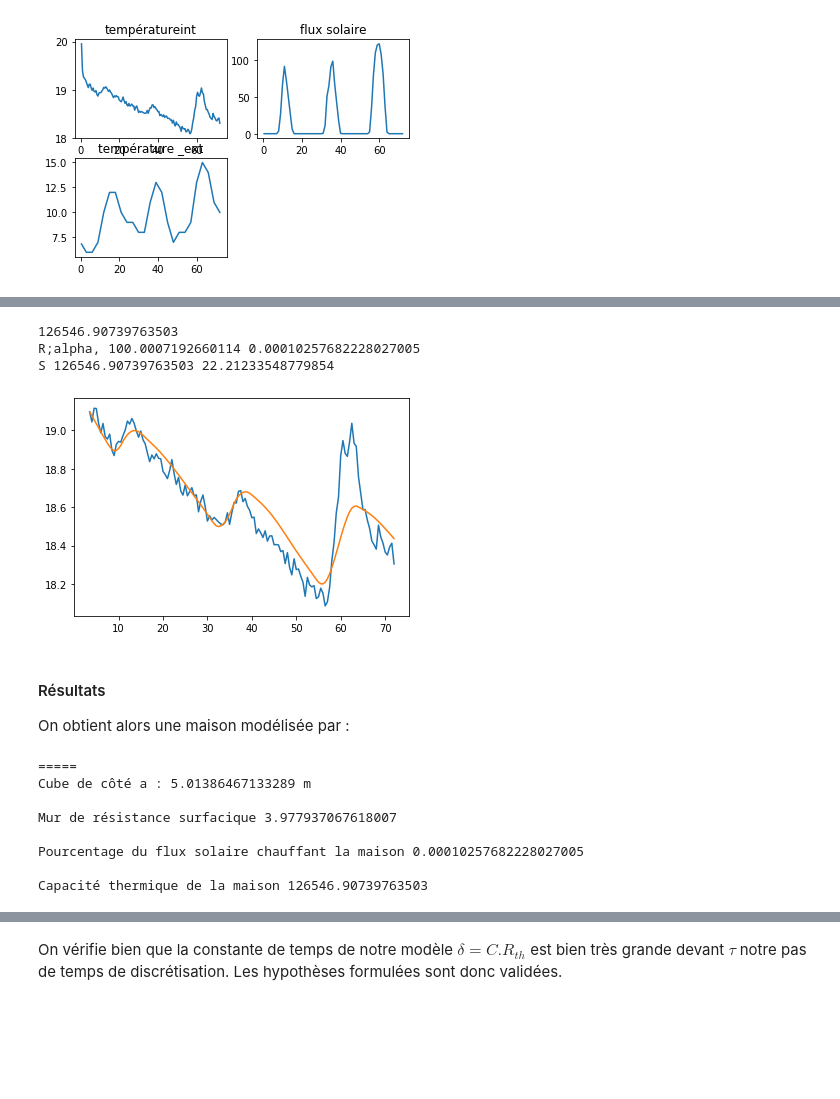
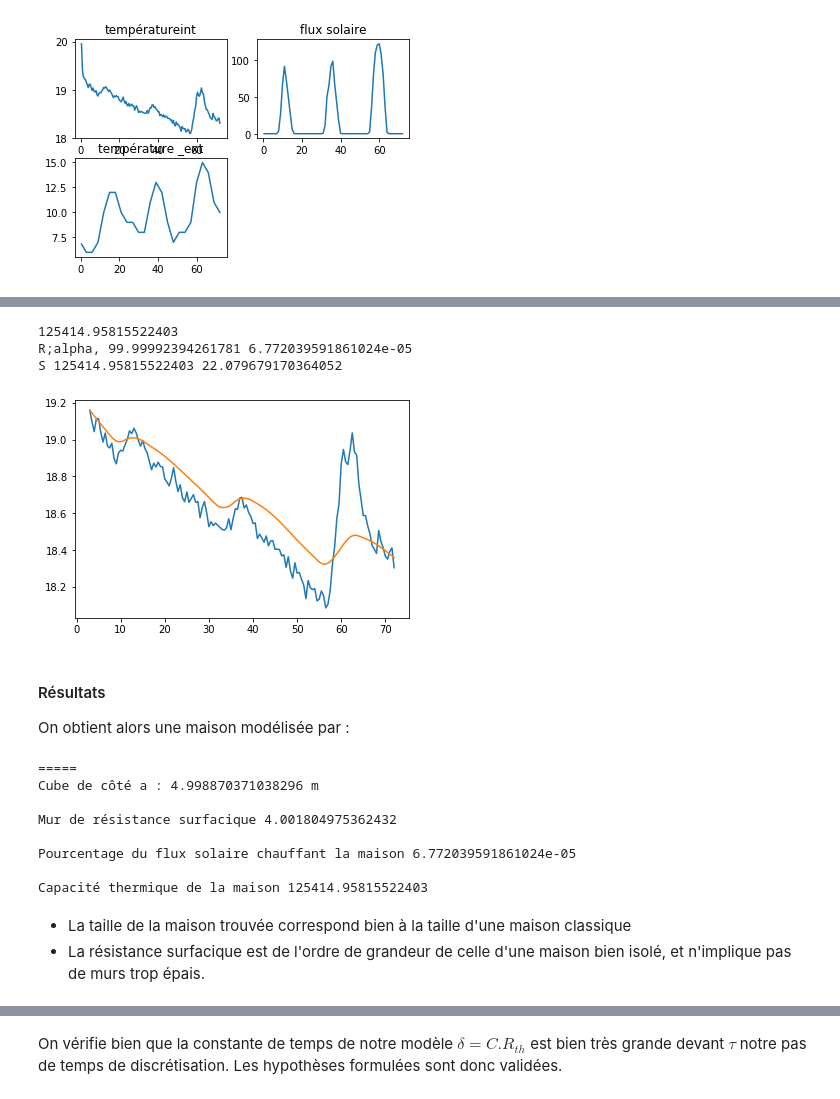
Before and after one commit to paplessix/proj_opti_S2, a Jupyter notebook: model.ipynb, the cells around one changed output, grey strips where cells are left out. Drawn from its saved outputs; the diff is of its cells as text; code cells hidden in the pictures; blank space fills up the shorter version.

```diff
--- a/model.ipynb
+++ b/model.ipynb
@@ -115,9 +120,10 @@ Text(0.5, 1.0, 'température _ext')
 
 # Création de notre modèle
 
-def mod(T_0,T_ext, Phi_sol,tau,R,C,alpha,R_surf):
+def mod(T_0,T_ext, Phi_sol,tau,R,C,alpha,R_surf = 1):
     S_ext = R/R_surf
     a = np.sqrt(S_ext/5) # Arrete de la maison
+    a = 2.5
     V = a**3
     C = 1004*V # On considère la maison remplie uniquement d'air
     model = [T_0]
@@ -128,23 +134,23 @@ def mod(T_0,T_ext, Phi_sol,tau,R,C,alpha,R_surf):
 # %%
 def least_square(T_int, T_ext, phi_sol):
     def f(X):
         return np.linalg.norm((T_int-mod(T_int[0],T_ext,phi_sol,0.5,X[0],0,X[1],X[2])))
-    res = optimize.least_squares(f,[100,0.5,4])
+    res = optimize.least_squares(f,[100,0.05,4])
     return res.x
 R,alpha,R_surf = least_square(T_int,T_ext, phi_sol)
 V = (R/R_surf)**(3/2)
 C = 1004*V
 print( 1004*V)
 print('R;alpha,',R,alpha)
 model = mod(T_int[0],T_ext, phi_sol,0.5,R,C,alpha,R_surf)
 plt.plot(heure,T_int)
 plt.plot(heure,model)
 print('S',C,(C/(1004*1.204))**(2/3))
 # %% [output]
-126546.90739763503
-R;alpha, 100.0007192660114 0.00010257682228027005
-S 126546.90739763503 22.21233548779854
+125414.95815522403
+R;alpha, 99.99992394261781 6.772039591861024e-05
+S 125414.95815522403 22.079679170364052
-[figure, old version]
+[figure, new version]
 # %% [markdown]
 #### Résultats
 On obtient alors une maison modélisée par :
@@ -156,11 +162,14 @@ print('Pourcentage du flux solaire chauffant la maison', alpha,'\n')
 print('Capacité thermique de la maison', C,'\n')
 # %% [output]
 =====
-Cube de côté a : 5.01386467133289 m
+Cube de côté a : 4.998870371038296 m
 
-Mur de résistance surfacique 3.977937067618007
+Mur de résistance surfacique 4.001804975362432
 
-Pourcentage du flux solaire chauffant la maison 0.00010257682228027005
+Pourcentage du flux solaire chauffant la maison 6.772039591861024e-05
 
-Capacité thermique de la maison 126546.90739763503
+Capacité thermique de la maison 125414.95815522403
+# %% [markdown]
+- La taille de la maison trouvée correspond bien à la taille d'une maison classique
+- La résistance surfacique est de l'ordre de grandeur de celle d'une maison bien isolé, et n'implique pas de murs trop épais.
 # %%
```
Also changed, not shown: parts of 4 cells of this notebook.
